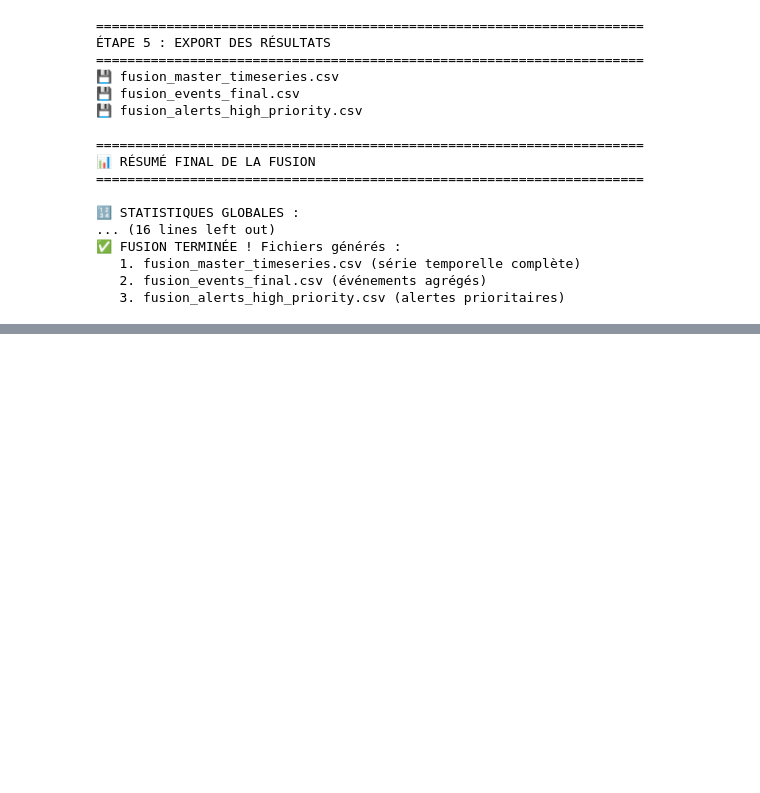
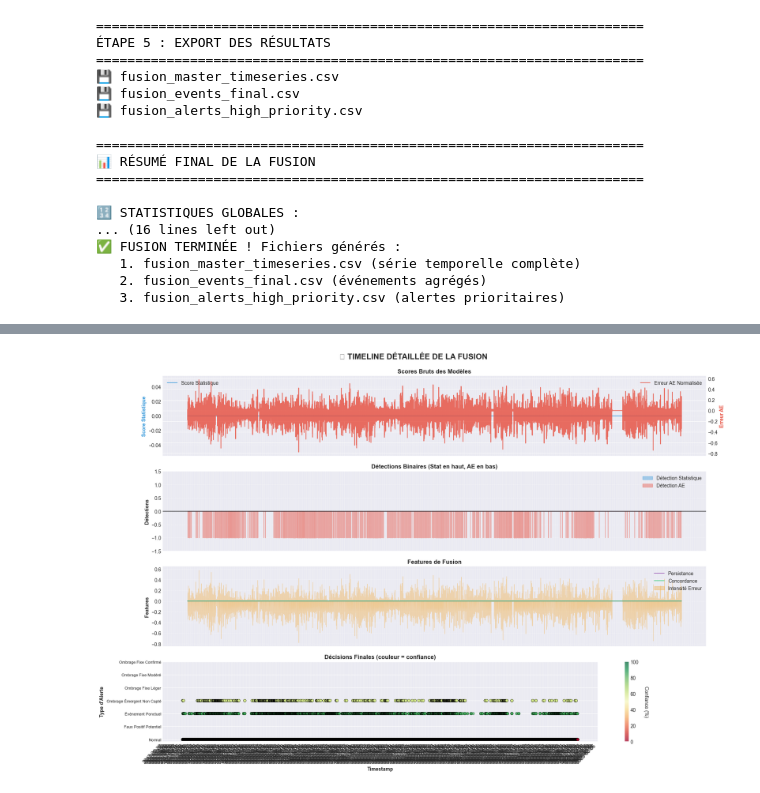
Before and after one commit to Noemiemz/PI2_A5_Shading_Anomaly_Detection, a Jupyter notebook: Fusion_XGBoost.ipynb, the cells around one changed output, grey strips where cells are left out. Cells and saved outputs as stored; diff of their text form; code cells hidden in the pictures; blank space fills up the shorter version.

```diff
--- a/Fusion_XGBoost.ipynb
+++ b/Fusion_XGBoost.ipynb
@@ -360,0 +539,85 @@ print("   3. fusion_alerts_high_priority.csv (alertes prioritaires)")
+# %%
+fig2, axes = plt.subplots(4, 1, figsize=(18, 12), sharex=True)
+
+# Préparer les données
+df_plot = df_master.set_index('timestamp').sort_index()
+
+# 2.1 - Scores bruts des deux modèles
+ax_scores = axes[0]
+ax_scores.plot(df_plot.index, df_plot['shadow_score'],
+               label='Score Statistique', color='#3498db', linewidth=1.5, alpha=0.8)
+ax_ae = ax_scores.twinx()
+ax_ae.plot(df_plot.index, df_plot['error_normalized'],
+           label='Erreur AE Normalisée', color='#e74c3c', linewidth=1.5, alpha=0.8)
+ax_scores.set_ylabel('Score Statistique', color='#3498db', fontweight='bold')
+ax_ae.set_ylabel('Erreur AE', color='#e74c3c', fontweight='bold')
+ax_scores.set_title('Scores Bruts des Modèles', fontsize=12, fontweight='bold')
+ax_scores.legend(loc='upper left')
+ax_ae.legend(loc='upper right')
+ax_scores.grid(alpha=0.3)
+
+# 2.2 - Détections binaires
+ax_detections = axes[1]
+ax_detections.fill_between(df_plot.index, 0, df_plot['anomaly_detected'],
+                            alpha=0.4, color='#3498db', label='Détection Statistique', step='mid')
+ax_detections.fill_between(df_plot.index, 0, -df_plot['anomaly_ae'],
+                            alpha=0.4, color='#e74c3c', label='Détection AE', step='mid')
+ax_detections.set_ylabel('Détections', fontweight='bold')
+ax_detections.set_title('Détections Binaires (Stat en haut, AE en bas)', fontsize=12, fontweight='bold')
+ax_detections.set_ylim(-1.5, 1.5)
+ax_detections.axhline(0, color='black', linewidth=1)
+ax_detections.legend(loc='upper right')
+ax_detections.grid(alpha=0.3)
+
+# 2.3 - Features de fusion
+ax_features = axes[2]
+ax_features.plot(df_plot.index, df_plot['feat_persistance_cluster'],
+                 label='Persistance', color='#9b59b6', linewidth=1.5, alpha=0.8)
+ax_features.plot(df_plot.index, df_plot['feat_concordance'],
+                 label='Concordance', color='#2ecc71', linewidth=1.5, alpha=0.8)
+ax_features.fill_between(df_plot.index, 0, df_plot['feat_error_intensity'],
+                         alpha=0.3, color='#f39c12', label='Intensité Erreur')
+ax_features.set_ylabel('Features', fontweight='bold')
+ax_features.set_title('Features de Fusion', fontsize=12, fontweight='bold')
+ax_features.legend(loc='upper right')
+ax_features.grid(alpha=0.3)
+
+# 2.4 - Décisions finales avec confiance
+ax_final = axes[3]
+# Mapper les types à des valeurs numériques pour affichage
+type_mapping = {
+    'Normal': 0,
+    'Faux Positif Potentiel': 1,
+    'Événement Ponctuel': 2,
+    'Ombrage Émergent Non Capté': 3,
+    'Ombrage Fixe Léger': 4,
+    'Ombrage Fixe Modéré': 5,
+    'Ombrage Fixe Confirmé': 6
+}
+df_plot['type_numeric'] = df_plot['type_alerte_filtered'].map(type_mapping)
+
+# Créer un scatter avec couleur = confiance
+scatter = ax_final.scatter(df_plot.index, df_plot['type_numeric'],
+                           c=df_plot['confiance'], cmap='RdYlGn',
+                           s=30, alpha=0.7, edgecolors='black', linewidth=0.3,
+                           vmin=0, vmax=100)
+ax_final.set_ylabel('Type d\'Alerte', fontweight='bold')
+ax_final.set_yticks(list(type_mapping.values()))
+ax_final.set_yticklabels(list(type_mapping.keys()), fontsize=8)
+ax_final.set_title('Décisions Finales (couleur = confiance)', fontsize=12, fontweight='bold')
+ax_final.set_xlabel('Timestamp', fontweight='bold')
+cbar = plt.colorbar(scatter, ax=ax_final)
+cbar.set_label('Confiance (%)', rotation=270, labelpad=20)
+ax_final.grid(alpha=0.3, axis='x')
+
+# Formatter l'axe des dates
+for ax in axes:
+    ax.xaxis.set_major_formatter(mdates.DateFormatter('%Y-%m-%d'))
+    ax.xaxis.set_major_locator(mdates.DayLocator(interval=7))
+    plt.setp(ax.xaxis.get_majorticklabels(), rotation=45, ha='right')
+
+plt.suptitle('📈 TIMELINE DÉTAILLÉE DE LA FUSION', fontsize=16, fontweight='bold', y=0.995)
+plt.tight_layout()
+plt.savefig('fusion_timeline_detailed.png', dpi=300, bbox_inches='tight')
+print("💾 fusion_timeline_detailed.png")
+# %% [output]
@@ -360,0 +625 @@ print("   3. fusion_alerts_high_priority.csv (alertes prioritaires)")
+[figure, added]
```
Also changed, not shown: parts of 6 cells of this notebook, 1 other file.
